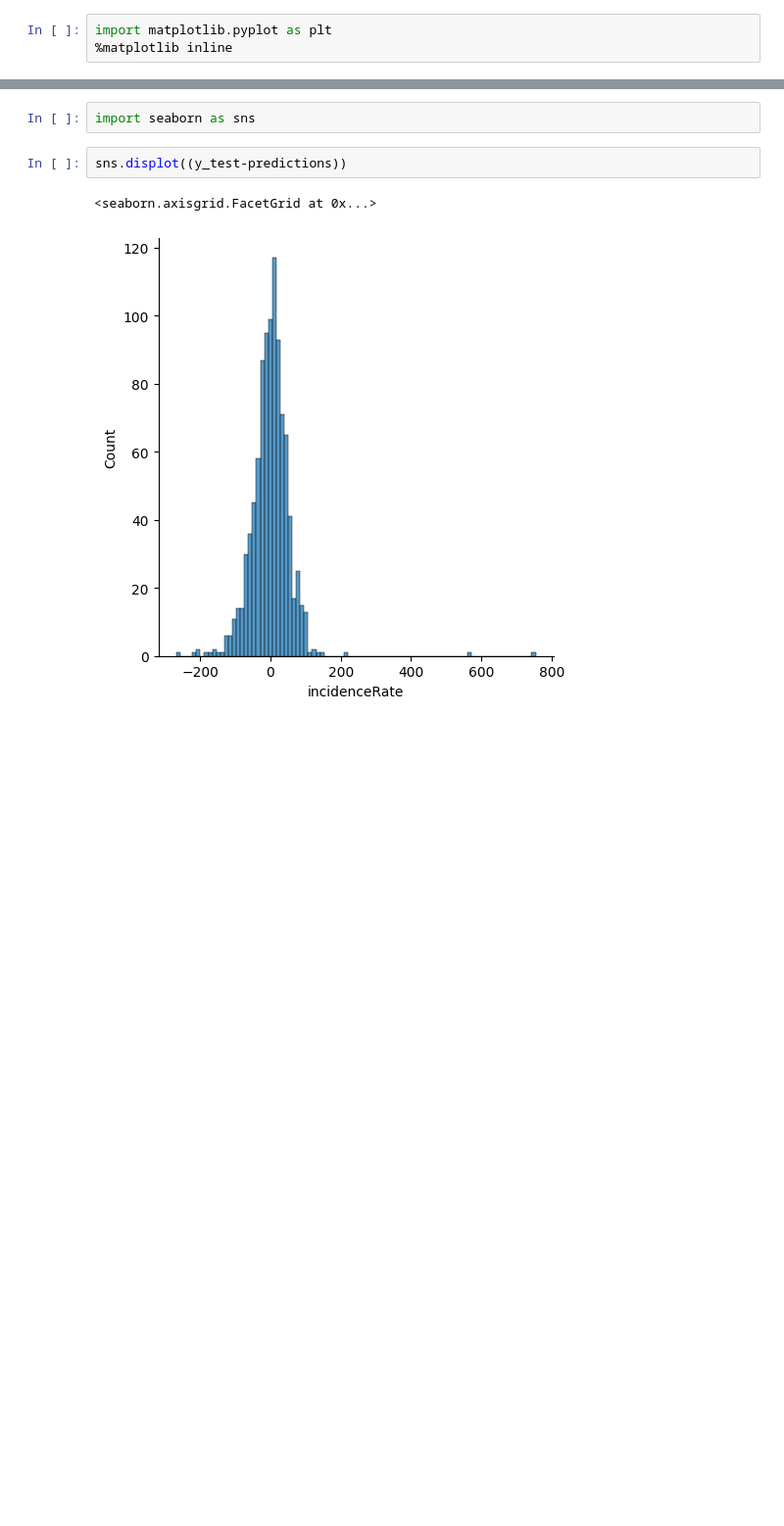
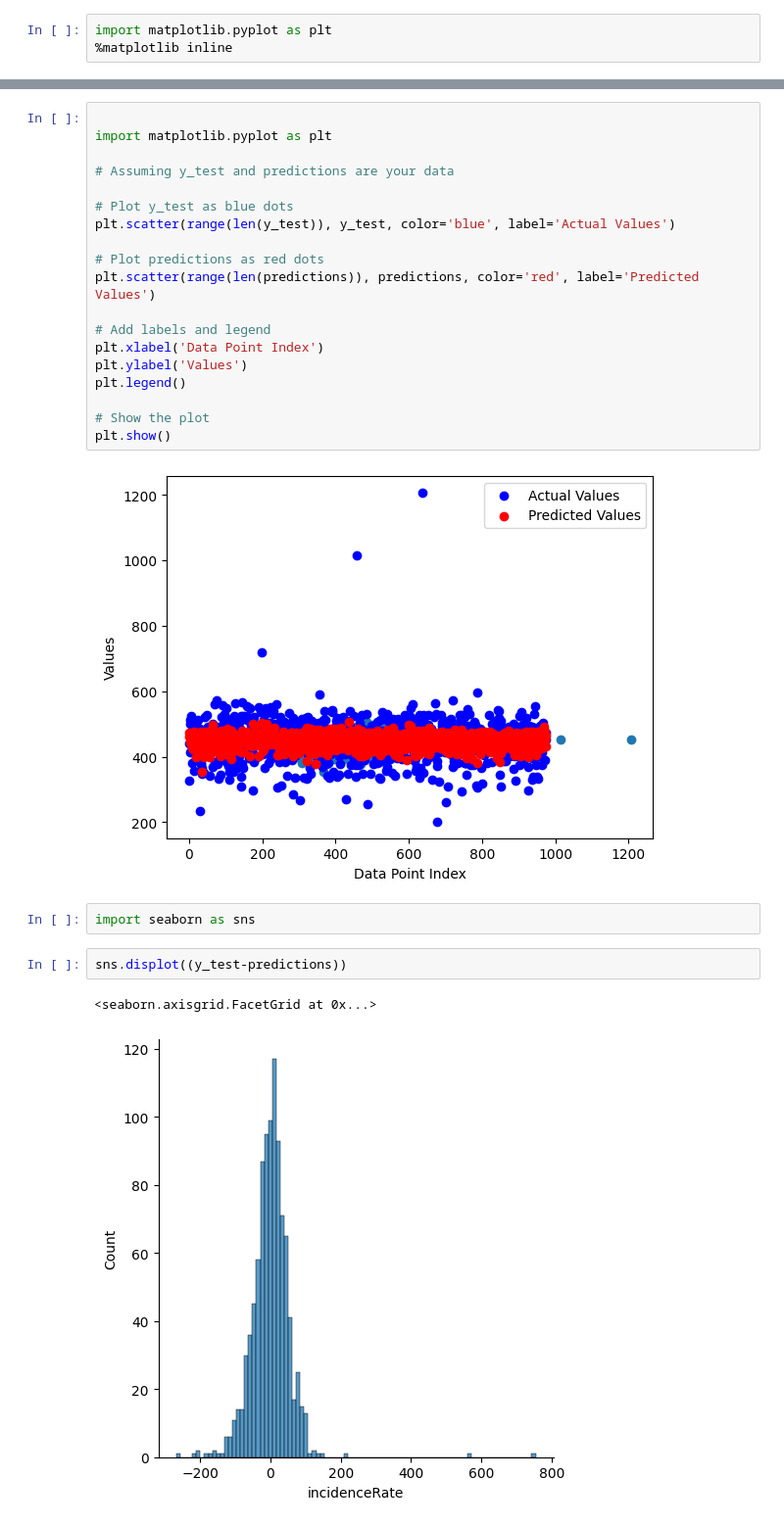
Before and after one commit to ahmedgittinghub/linear_regression, a Jupyter notebook: cancer_ml.ipynb, the cells around one changed output, grey strips where cells are left out. Shown at 98% size. Saved outputs shown, nothing was run; the diff lists cells and outputs as text; blank space fills up the shorter version.

```diff
--- a/cancer_ml.ipynb
+++ b/cancer_ml.ipynb
@@ -224,3 +230,24 @@ plt.scatter(y_test, predictions)
+# %%
+
+import matplotlib.pyplot as plt
+
+# Assuming y_test and predictions are your data
+
+# Plot y_test as blue dots
+plt.scatter(range(len(y_test)), y_test, color='blue', label='Actual Values')
+
+# Plot predictions as red dots
+plt.scatter(range(len(predictions)), predictions, color='red', label='Predicted Values')
+
+# Add labels and legend
+plt.xlabel('Data Point Index')
+plt.ylabel('Values')
+plt.legend()
+
+# Show the plot
+plt.show()
+# %% [output]
+[figure, added]
 # %%
 import seaborn as sns
 # %%
```
Also changed, not shown: parts of 9 cells of this notebook.
